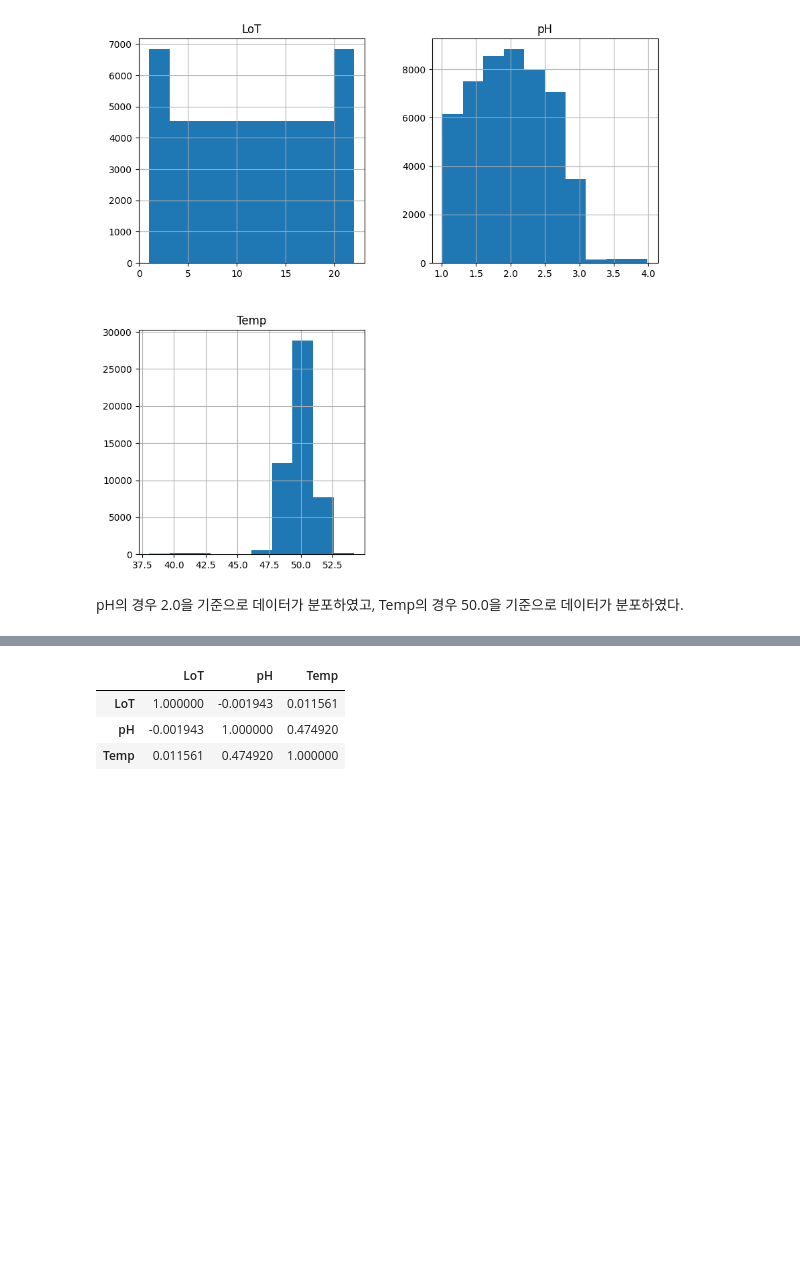
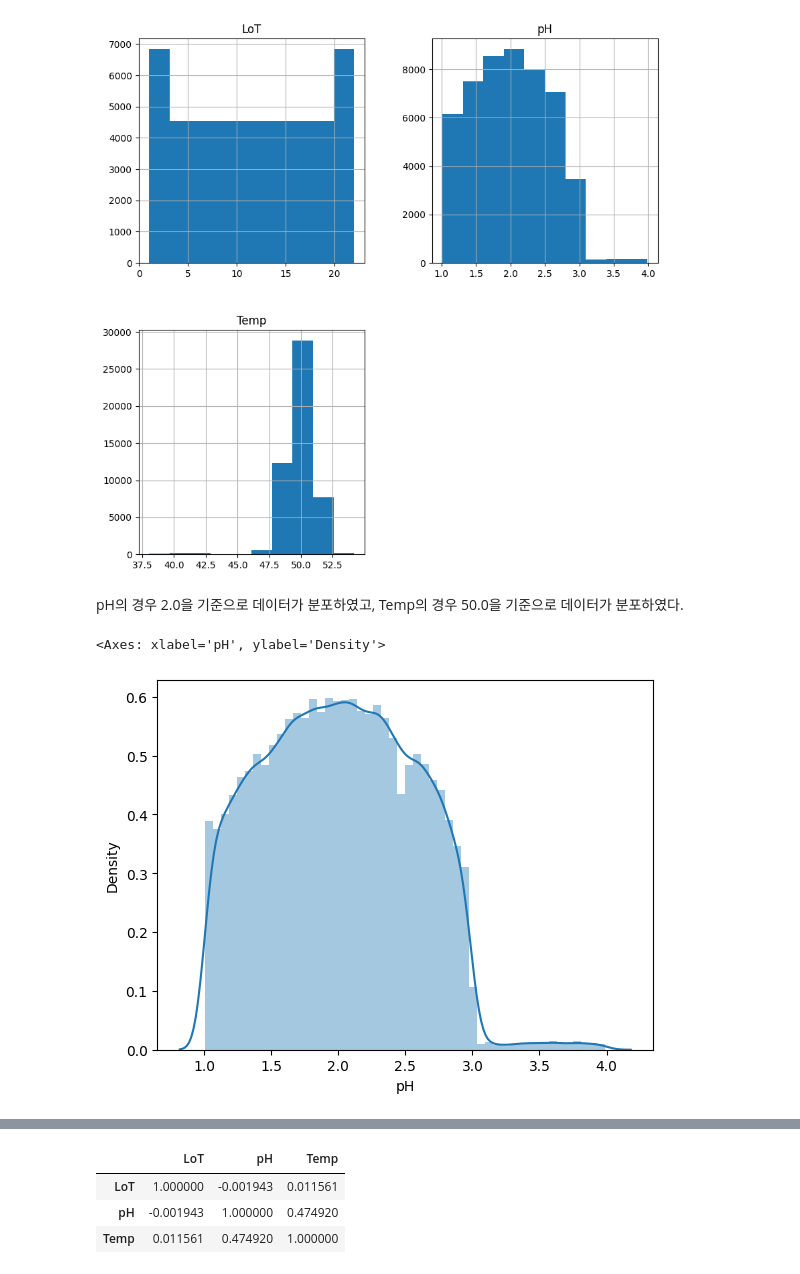
Before and after one commit to jimmynkim/DAEM, a Jupyter notebook: KAMP.ipynb, the cells around one changed output, grey strips where cells are left out. Drawn from its saved outputs; the diff is of its cells as text; code cells hidden in the pictures; blank space fills up the shorter version.

```diff
--- a/KAMP.ipynb
+++ b/KAMP.ipynb
@@ -383,3 +389,11 @@ array([[<Axes: title={'center': 'LoT'}>, <Axes: title={'center': 'pH'}>],
 [figure]
 # %% [markdown]
 pH의 경우 2.0을 기준으로 데이터가 분포하였고, Temp의 경우 50.0을 기준으로 데이터가 분포하였다.
+# %%
+import warnings
+warnings.filterwarnings(action='ignore')
+
+sns.distplot(dedicated_data['pH'])
+# %% [output]
+<Axes: xlabel='pH', ylabel='Density'>
+[figure, added]
```
Also changed, not shown: parts of 33 cells of this notebook.
